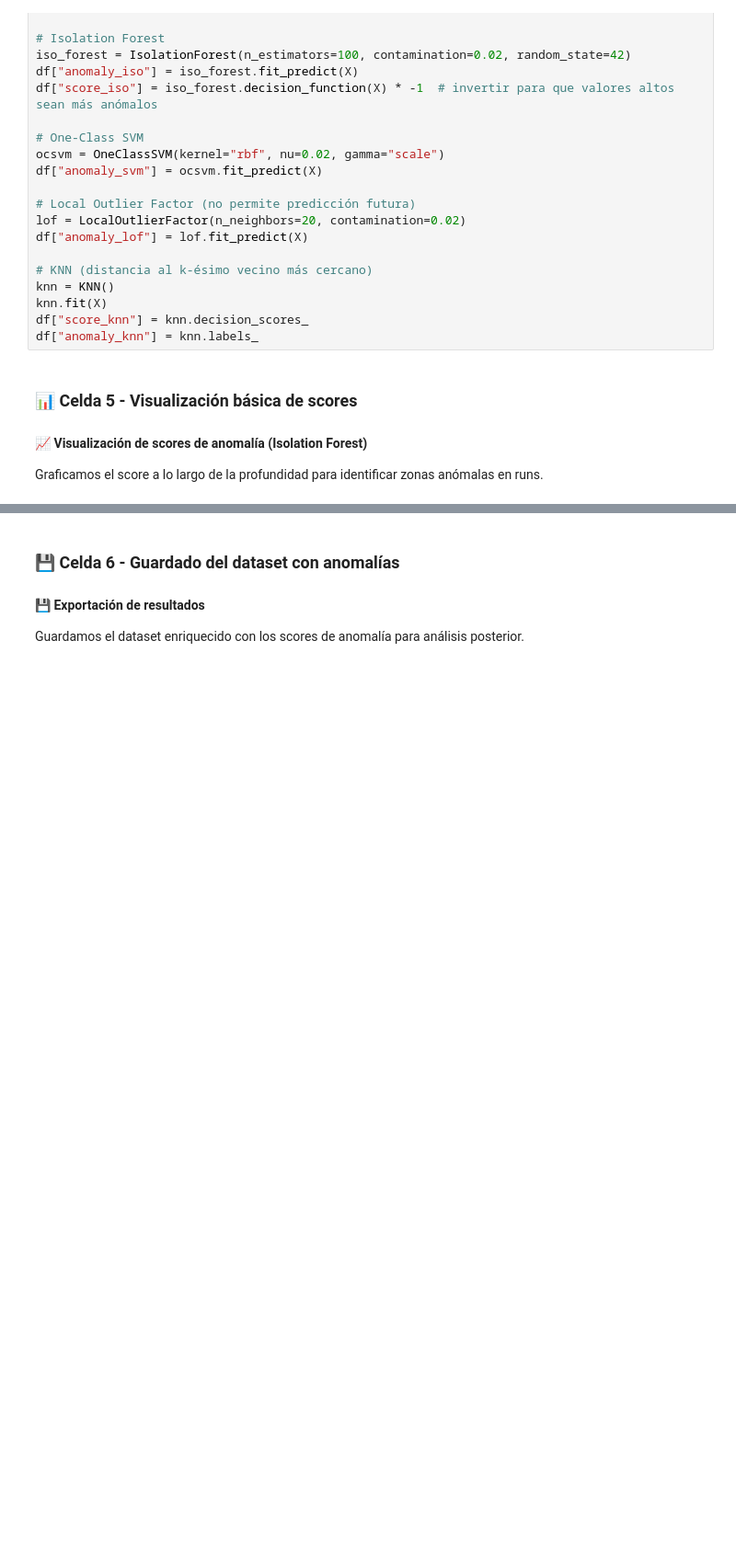
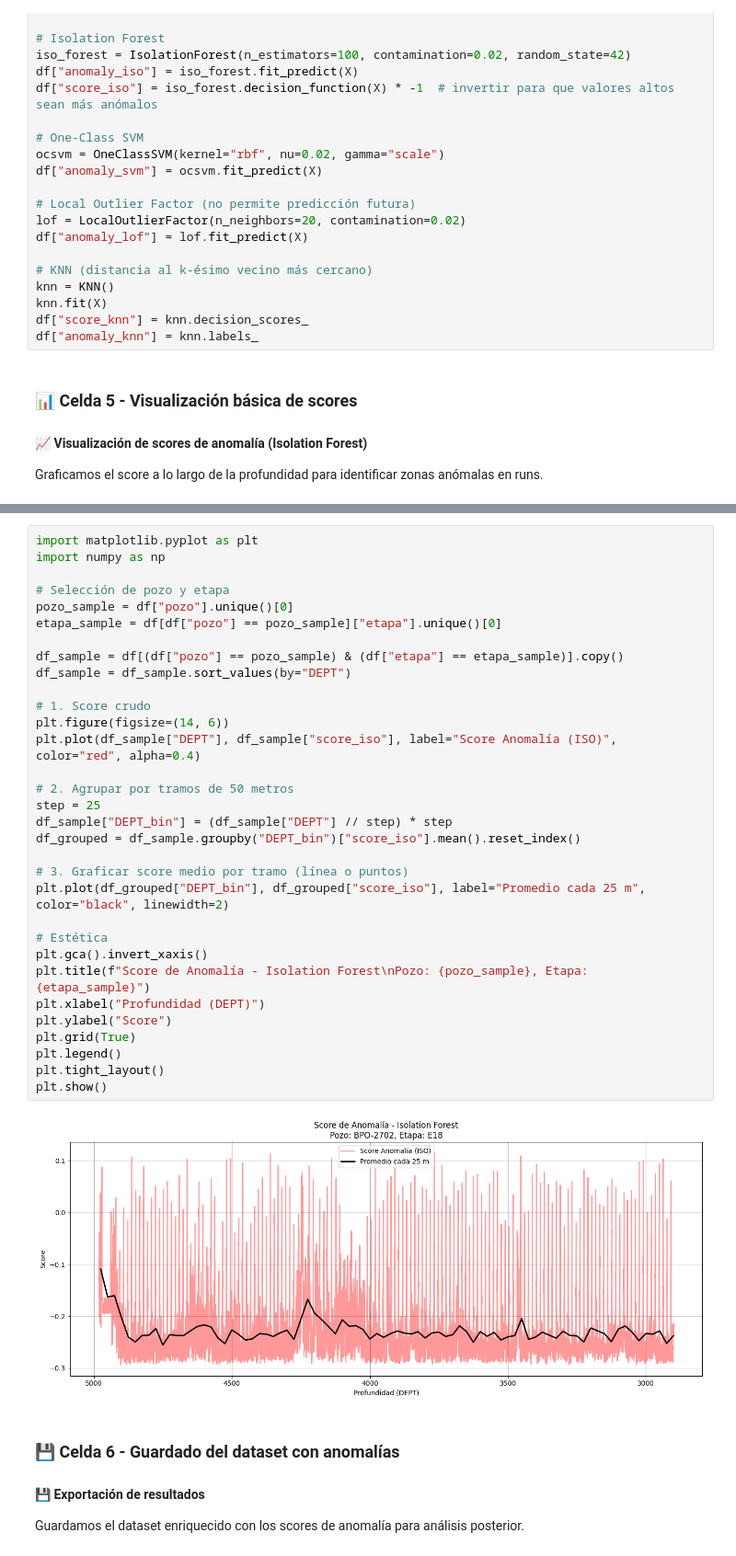
Before and after one commit to lmbsoft/deteccion-anomalias, a Jupyter notebook: franco/03_model_notSup_Anomalías.ipynb, the cells around one changed output, grey strips where cells are left out. Shown: that part at 92% size. Drawn from its saved outputs; the diff is of its cells as text; blank space fills up the shorter version.

```diff
--- a/franco/03_model_notSup_Anomalías.ipynb
+++ b/franco/03_model_notSup_Anomalías.ipynb
@@ -142,3 +141,37 @@ plt.show()
+# %%
+import matplotlib.pyplot as plt
+import numpy as np
+
+# Selección de pozo y etapa
+pozo_sample = df["pozo"].unique()[0]
+etapa_sample = df[df["pozo"] == pozo_sample]["etapa"].unique()[0]
+
+df_sample = df[(df["pozo"] == pozo_sample) & (df["etapa"] == etapa_sample)].copy()
+df_sample = df_sample.sort_values(by="DEPT")
+
+# 1. Score crudo
+plt.figure(figsize=(14, 6))
+plt.plot(df_sample["DEPT"], df_sample["score_iso"], label="Score Anomalía (ISO)", color="red", alpha=0.4)
+
+# 2. Agrupar por tramos de 50 metros
+step = 25
+df_sample["DEPT_bin"] = (df_sample["DEPT"] // step) * step
+df_grouped = df_sample.groupby("DEPT_bin")["score_iso"].mean().reset_index()
+
+# 3. Graficar score medio por tramo (línea o puntos)
+plt.plot(df_grouped["DEPT_bin"], df_grouped["score_iso"], label="Promedio cada 25 m", color="black", linewidth=2)
+
+# Estética
+plt.gca().invert_xaxis()
+plt.title(f"Score de Anomalía - Isolation Forest\nPozo: {pozo_sample}, Etapa: {etapa_sample}")
+plt.xlabel("Profundidad (DEPT)")
+plt.ylabel("Score")
+plt.grid(True)
+plt.legend()
+plt.tight_layout()
+plt.show()
+# %% [output]
+[figure, added]
 # %% [markdown]
 ### 💾 Celda 6 - Guardado del dataset con anomalías
 
```
Also changed, not shown: parts of 4 cells of this notebook, 8 other files.
